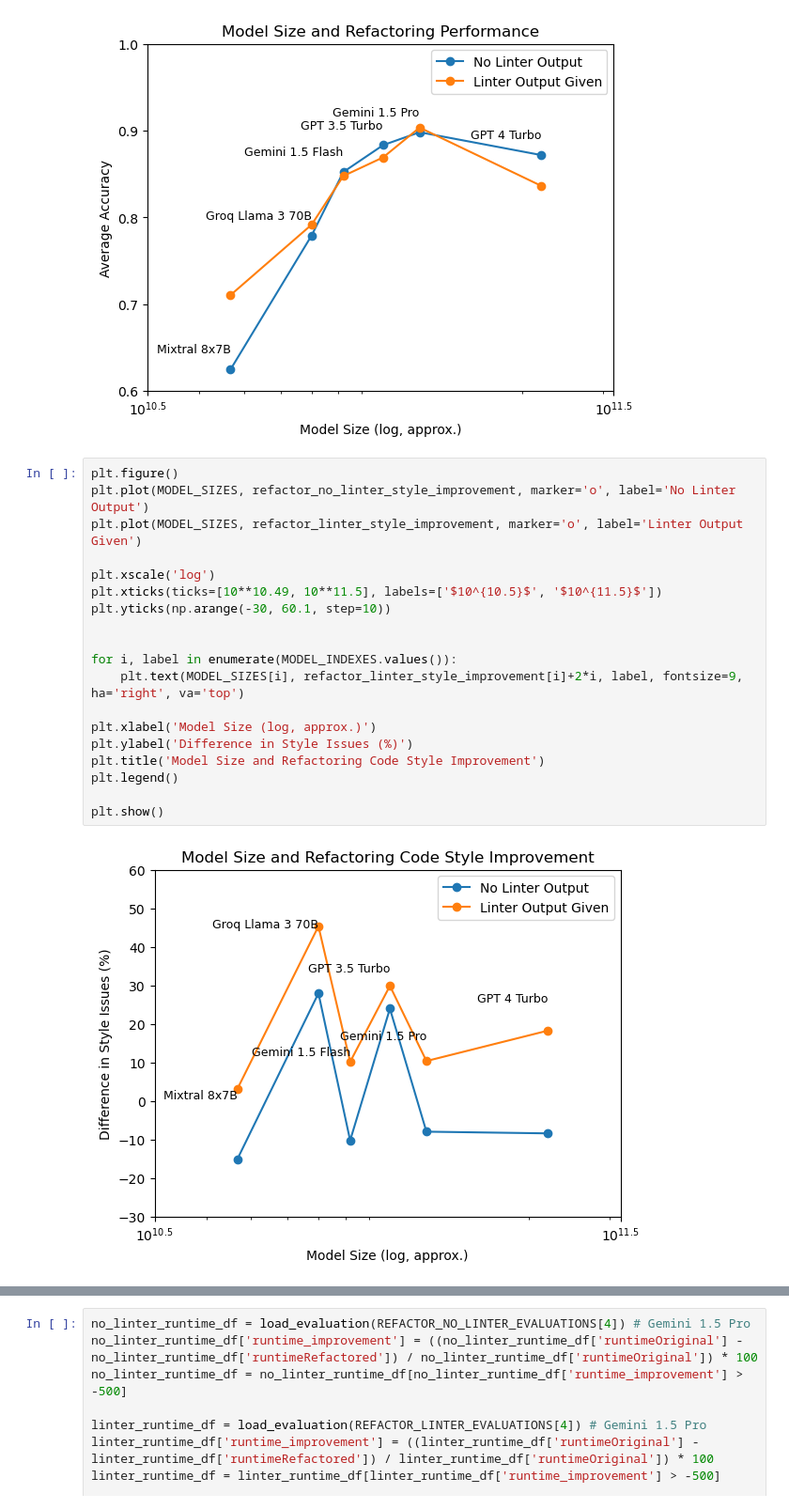
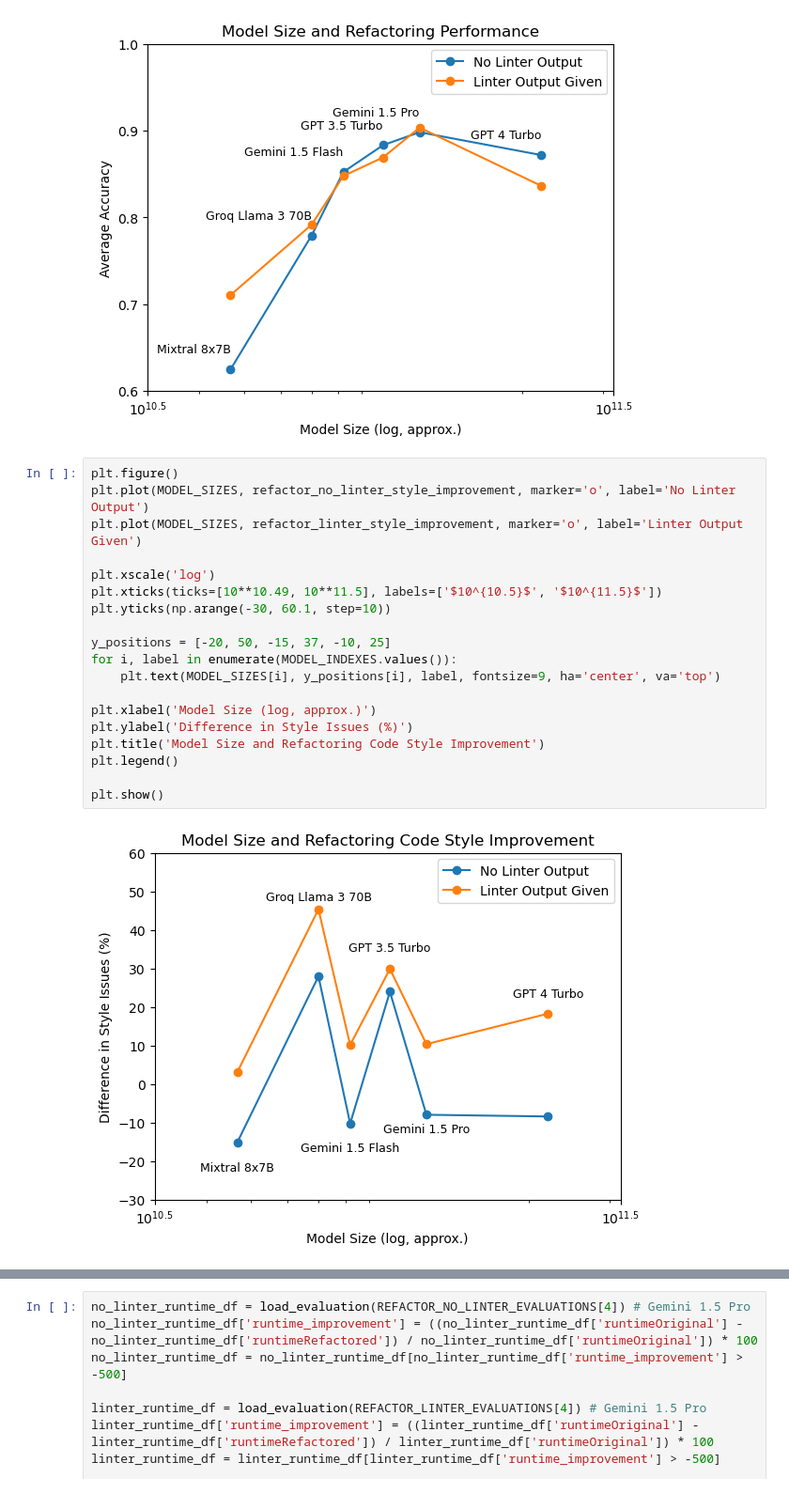
Before and after one commit to kaiyon07/code-gen, a Jupyter notebook: analysis_notebooks/model_size_analysis.ipynb, the cells around one changed output, grey strips where cells are left out. Shown: that part at 94% size. Cells and saved outputs as stored; diff of their text form.

```diff
--- a/analysis_notebooks/model_size_analysis.ipynb
+++ b/analysis_notebooks/model_size_analysis.ipynb
@@ -196,24 +196,24 @@ plt.show()
 # %%
 plt.figure()
 plt.plot(MODEL_SIZES, refactor_no_linter_style_improvement, marker='o', label='No Linter Output')
 plt.plot(MODEL_SIZES, refactor_linter_style_improvement, marker='o', label='Linter Output Given')
 
 plt.xscale('log')
 plt.xticks(ticks=[10**10.49, 10**11.5], labels=['$10^{10.5}$', '$10^{11.5}$'])
 plt.yticks(np.arange(-30, 60.1, step=10))
 
-
+y_positions = [-20, 50, -15, 37, -10, 25]
 for i, label in enumerate(MODEL_INDEXES.values()):
-    plt.text(MODEL_SIZES[i], refactor_linter_style_improvement[i]+2*i, label, fontsize=9, ha='right', va='top')
+    plt.text(MODEL_SIZES[i], y_positions[i], label, fontsize=9, ha='center', va='top')
 
 plt.xlabel('Model Size (log, approx.)')
 plt.ylabel('Difference in Style Issues (%)')
 plt.title('Model Size and Refactoring Code Style Improvement')
 plt.legend()
 
 plt.show()
 # %% [output]
-[figure, old version]
+[figure, new version]
 # %%
 plt.figure()
 plt.plot(MODEL_SIZES, refactor_no_linter_avg_runtime_improvement, marker='o', label='No Linter Output')
```
Also changed, not shown: parts of 1 cell of this notebook.
